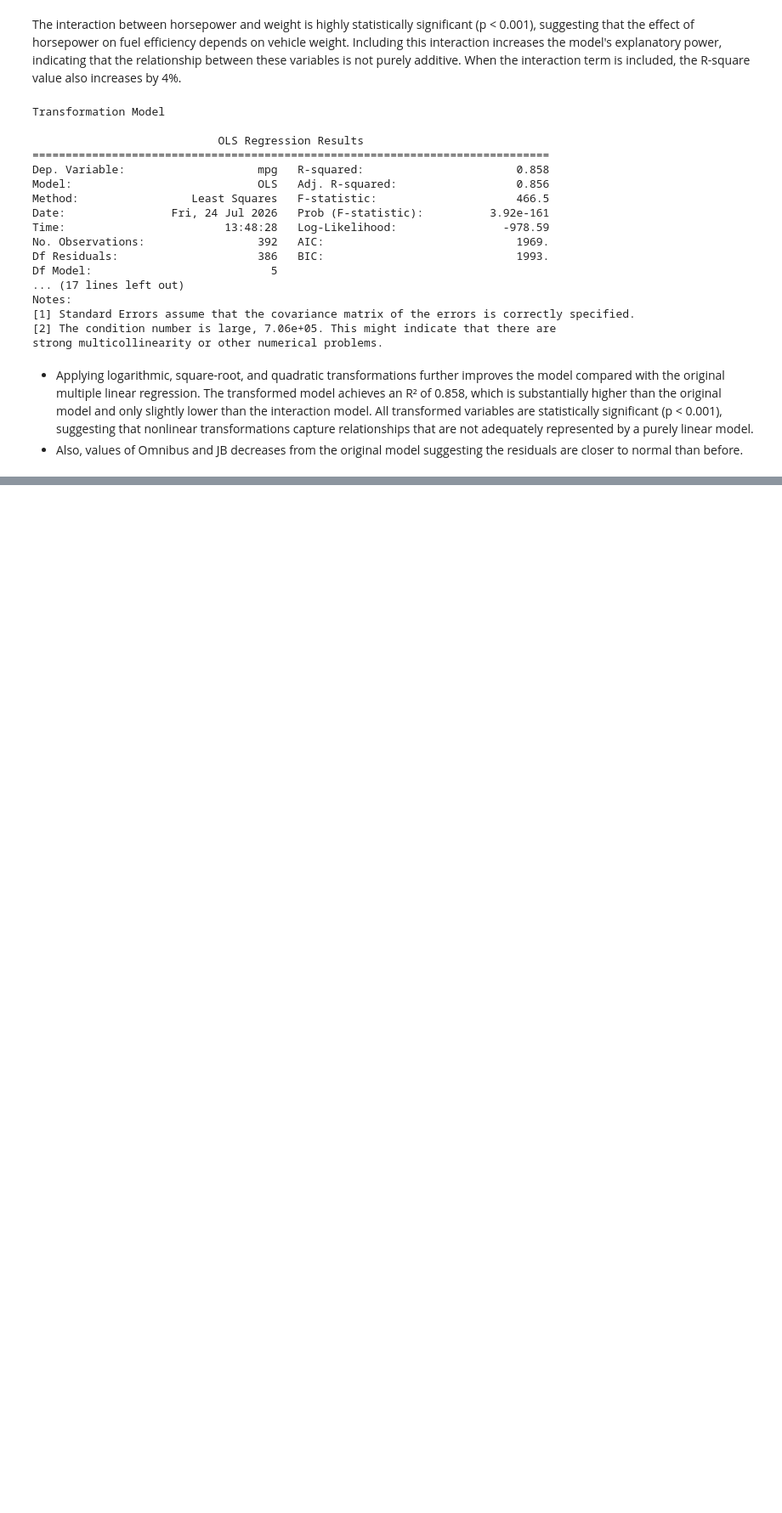
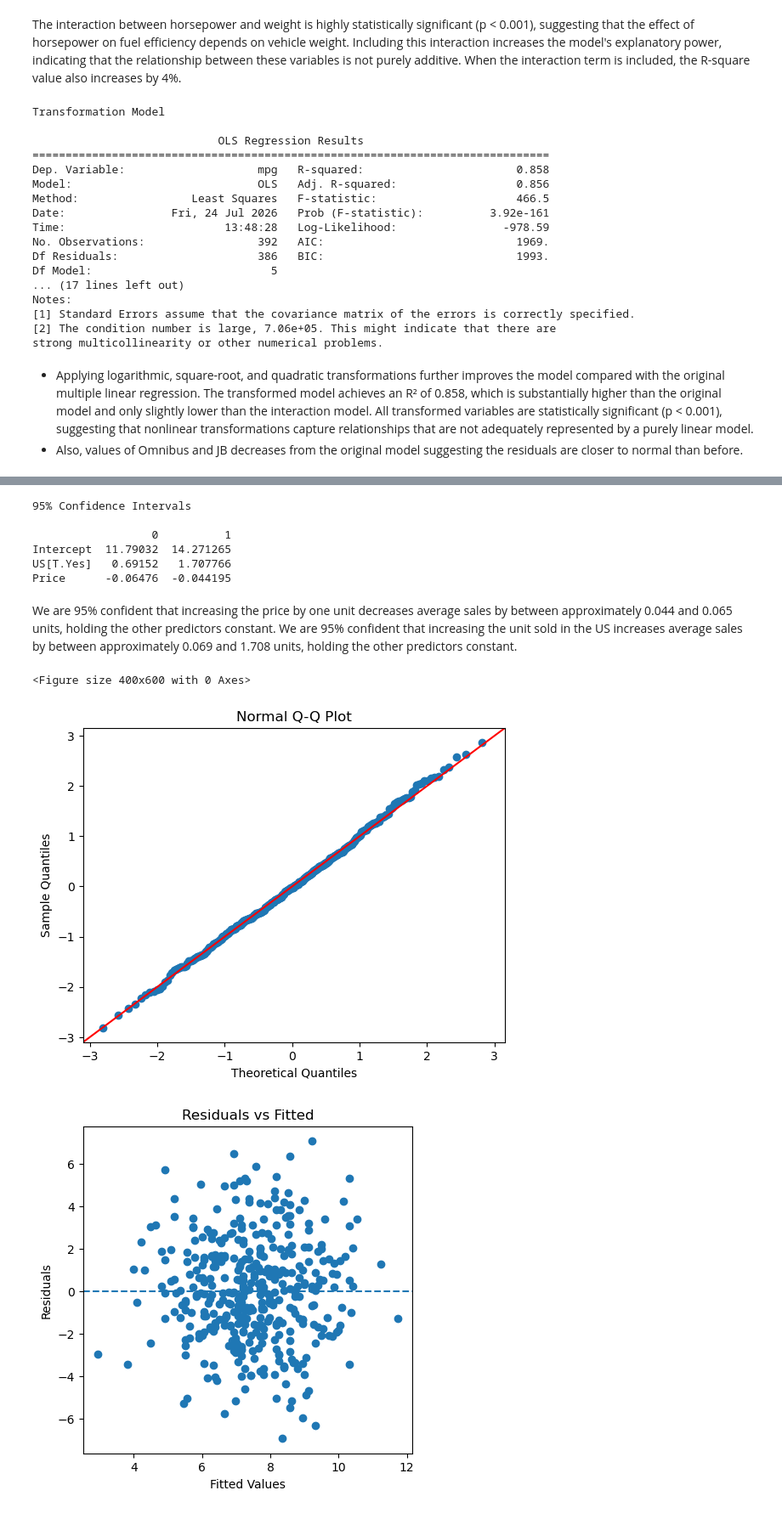
Before and after one commit to sumukha-r/isl-python-solutions, a Jupyter notebook: Chapter03-Linear-Regression/Chapter03-Linear-Regression.ipynb, the cells around one changed output, grey strips where cells are left out. Shown at 85% size. Saved outputs shown, nothing was run; the diff lists cells and outputs as text; code cells hidden in the pictures; blank space fills up the shorter version.

```diff
--- a/Chapter03-Linear-Regression/Chapter03-Linear-Regression.ipynb
+++ b/Chapter03-Linear-Regression/Chapter03-Linear-Regression.ipynb
@@ -308,0 +315,5 @@ strong multicollinearity or other numerical problems.
+# %%
+Carseats = load_data("Carseats")
+
+print(Carseats.head())
+print(Carseats.info())
@@ -308,0 +380,8 @@ strong multicollinearity or other numerical problems.
+# %%
+reduced_model = smf.ols(
+    "Sales ~ Price + US",
+    data=Carseats
+).fit()
+
+print("\nReduced Model\n")
+print(reduced_model.summary())
@@ -308,0 +425,30 @@ strong multicollinearity or other numerical problems.
+# %%
+print("\n95% Confidence Intervals\n")
+print(reduced_model.conf_int())
+# %% [output]
+95% Confidence Intervals
+
+                  0          1
+Intercept  11.79032  14.271265
+US[T.Yes]   0.69152   1.707766
+Price      -0.06476  -0.044195
+# %% [markdown]
+We are 95% confident that increasing the price by one unit decreases average sales by between approximately 0.044 and 0.065 units, holding the other predictors constant.
+We are 95% confident that increasing the unit sold in the US increases average sales by between approximately 0.069 and 1.708 units, holding the other predictors constant.
+# %%
+fig = plt.figure(figsize=(4,6))
+sm.qqplot(reduced_model.resid, line="45", fit=True)
+plt.title("Normal Q-Q Plot")
+plt.show()
+
+plt.figure(figsize=(5,5))
+plt.scatter(reduced_model.fittedvalues, reduced_model.resid)
+plt.axhline(0, linestyle="--")
+plt.xlabel("Fitted Values")
+plt.ylabel("Residuals")
+plt.title("Residuals vs Fitted")
+plt.show()
+# %% [output]
+<Figure size 400x600 with 0 Axes>
+[figure, added]
+[figure, added]
```
Also changed, not shown: parts of 10 cells of this notebook, 1 other file.
